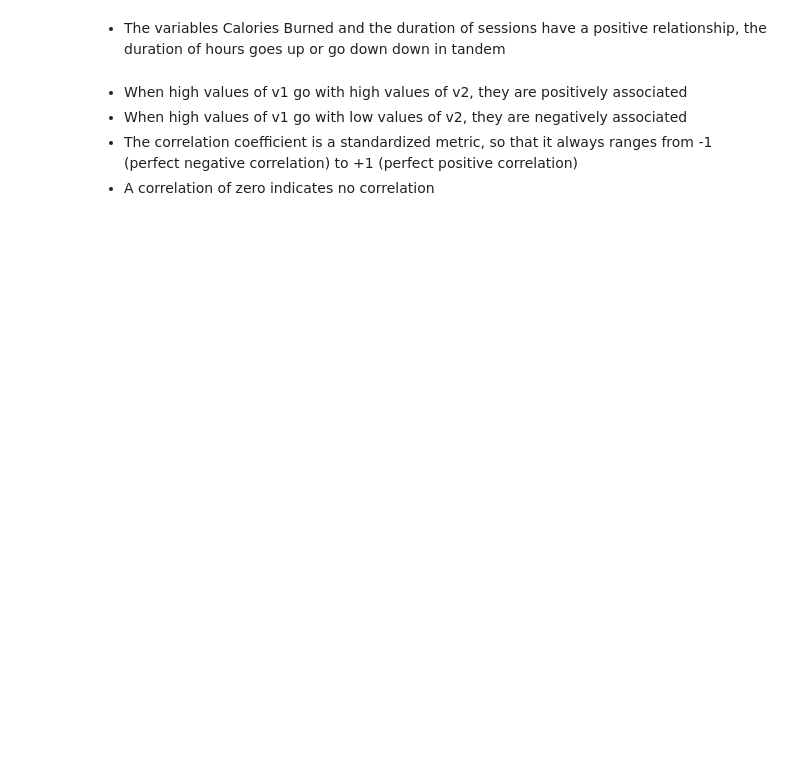
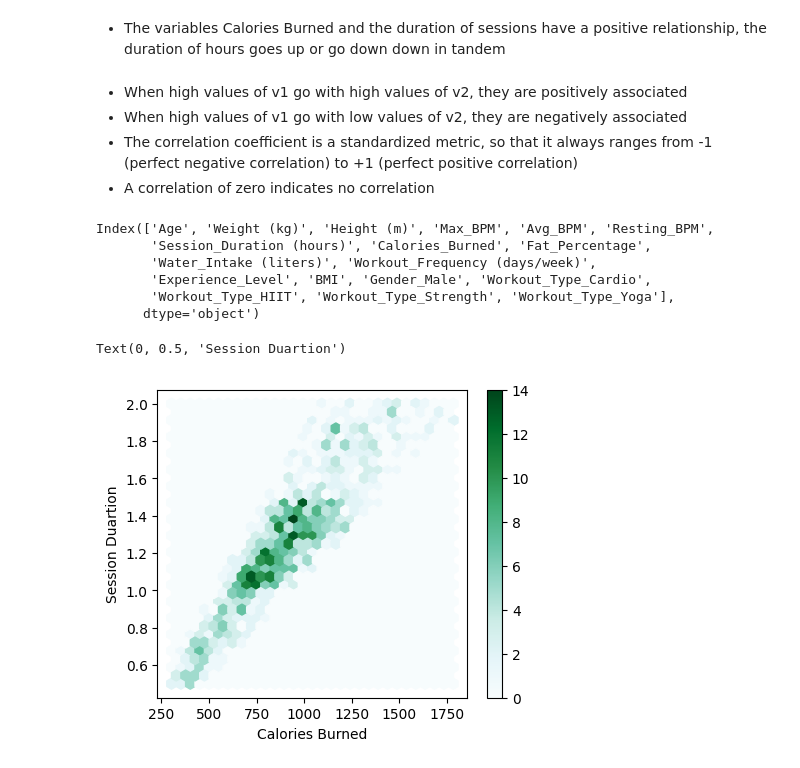
Before and after one commit to lucaspinheiro27/Python_statistics, a Jupyter notebook: Jupyter_notebooks/Gym_members.ipynb, the cells around one changed output. Saved outputs shown, nothing was run; the diff lists cells and outputs as text; code cells hidden in the pictures; blank space fills up the shorter version.

```diff
--- a/Jupyter_notebooks/Gym_members.ipynb
+++ b/Jupyter_notebooks/Gym_members.ipynb
@@ -96,3 +96,20 @@ Text(0, 0.5, 'Session Duration (hours)')
 * When high values of v1 go with low values of v2, they are negatively associated
 * The correlation coefficient is a standardized metric, so that it always ranges from -1 (perfect negative correlation) to +1 (perfect positive correlation)
 * A correlation of zero indicates no correlation
+# %%
+gym.columns
+# %% [output]
+Index(['Age', 'Weight (kg)', 'Height (m)', 'Max_BPM', 'Avg_BPM', 'Resting_BPM',
+       'Session_Duration (hours)', 'Calories_Burned', 'Fat_Percentage',
+       'Water_Intake (liters)', 'Workout_Frequency (days/week)',
+       'Experience_Level', 'BMI', 'Gender_Male', 'Workout_Type_Cardio',
+       'Workout_Type_HIIT', 'Workout_Type_Strength', 'Workout_Type_Yoga'],
+      dtype='object')
+# %%
+ax = gym.plot.hexbin(x="Calories_Burned", y="Session_Duration (hours)",
+                     gridsize=30, sharex=False, figsize=(5,4))
+ax.set_xlabel('Calories Burned')
+ax.set_ylabel('Session Duartion')
+# %% [output]
+Text(0, 0.5, 'Session Duartion')
+[figure, added]
```
Also changed, not shown: parts of 5 cells of this notebook.
